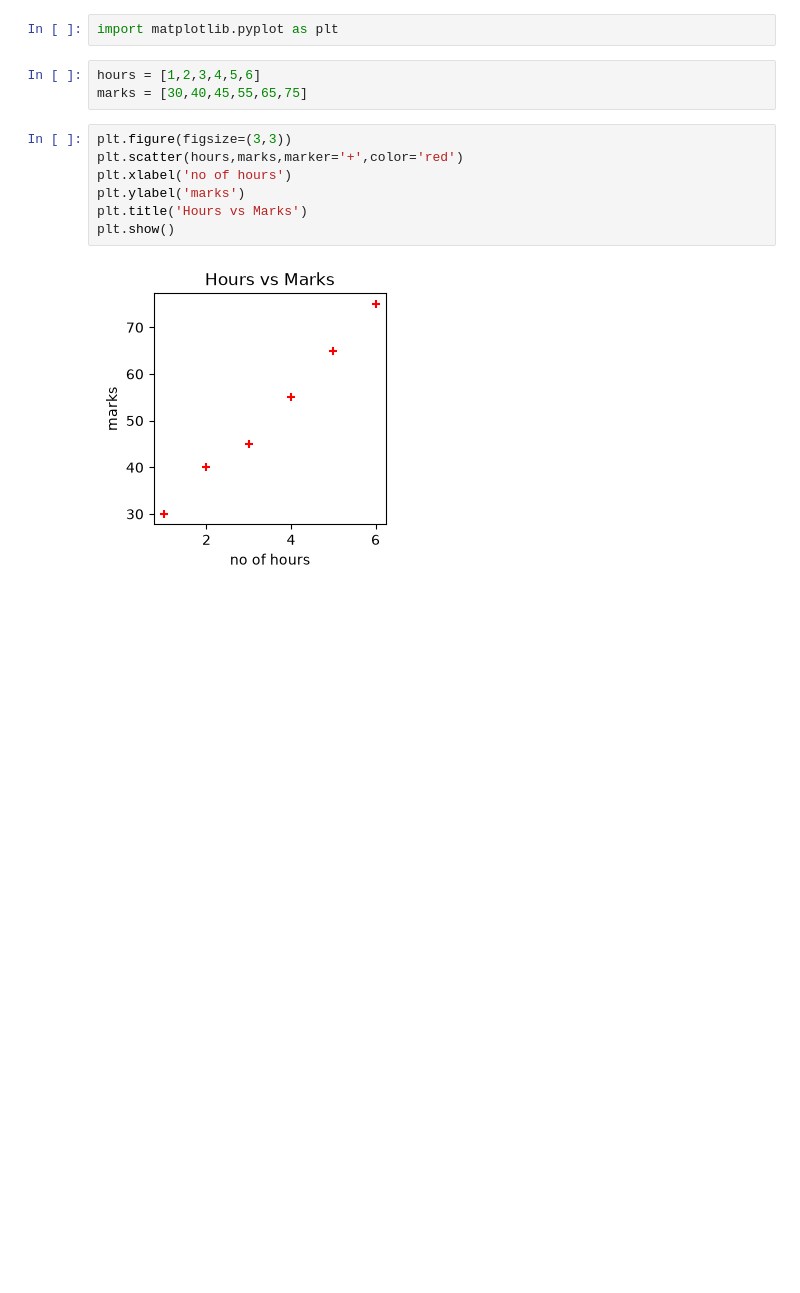
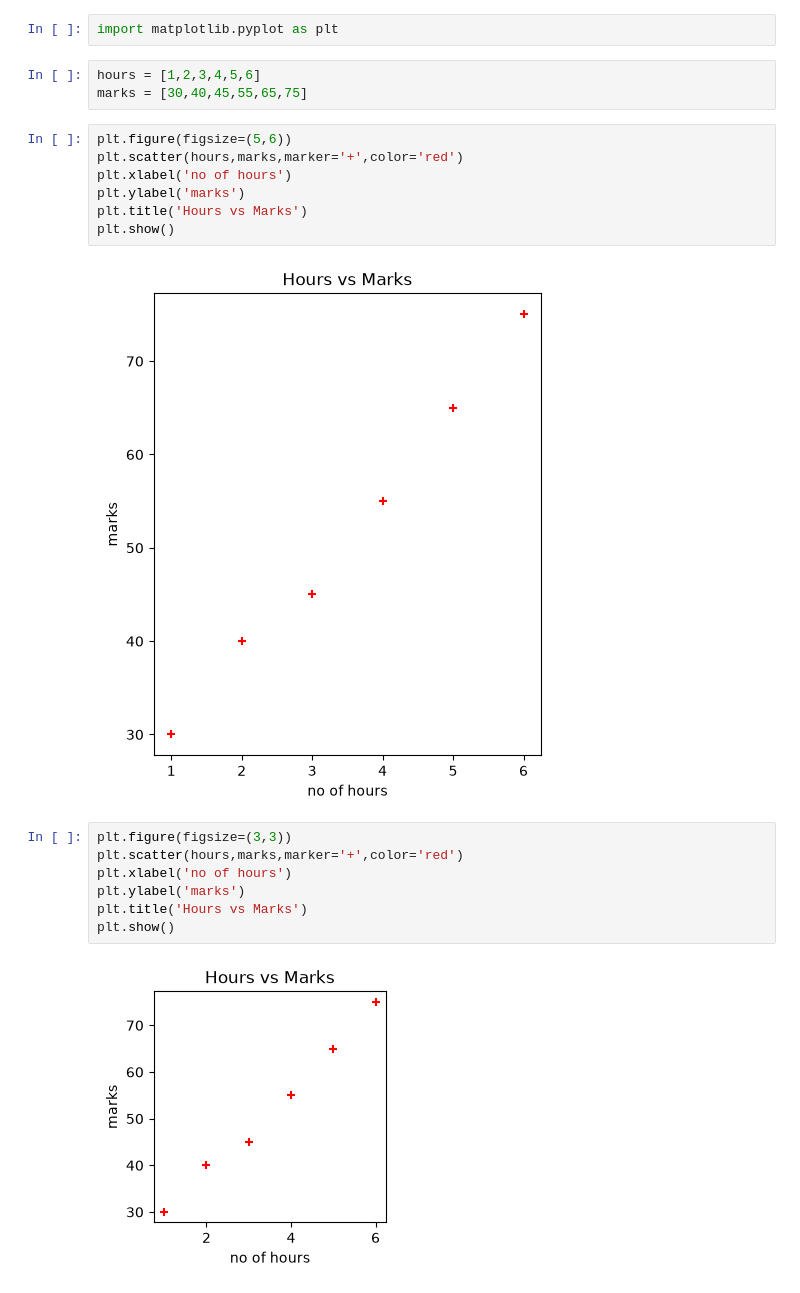
Before and after one commit to salonirajput0098-sudo/Machine_Learning, a Jupyter notebook: 1st_class.ipynb, the cells around one changed output. Cells and saved outputs as stored; diff of their text form; blank space fills up the shorter version.

Commit message:
feat: add output image and update execution counts in first class notebook

```diff
--- a/1st_class.ipynb
+++ b/1st_class.ipynb
@@ -338,6 +338,15 @@ import matplotlib.pyplot as plt
 # %%
 hours = [1,2,3,4,5,6]
 marks = [30,40,45,55,65,75]
+# %%
+plt.figure(figsize=(5,6))
+plt.scatter(hours,marks,marker='+',color='red')
+plt.xlabel('no of hours')
+plt.ylabel('marks')
+plt.title('Hours vs Marks')
+plt.show()
+# %% [output]
+[figure, added]
 # %%
 plt.figure(figsize=(3,3))
 plt.scatter(hours,marks,marker='+',color='red')
```
